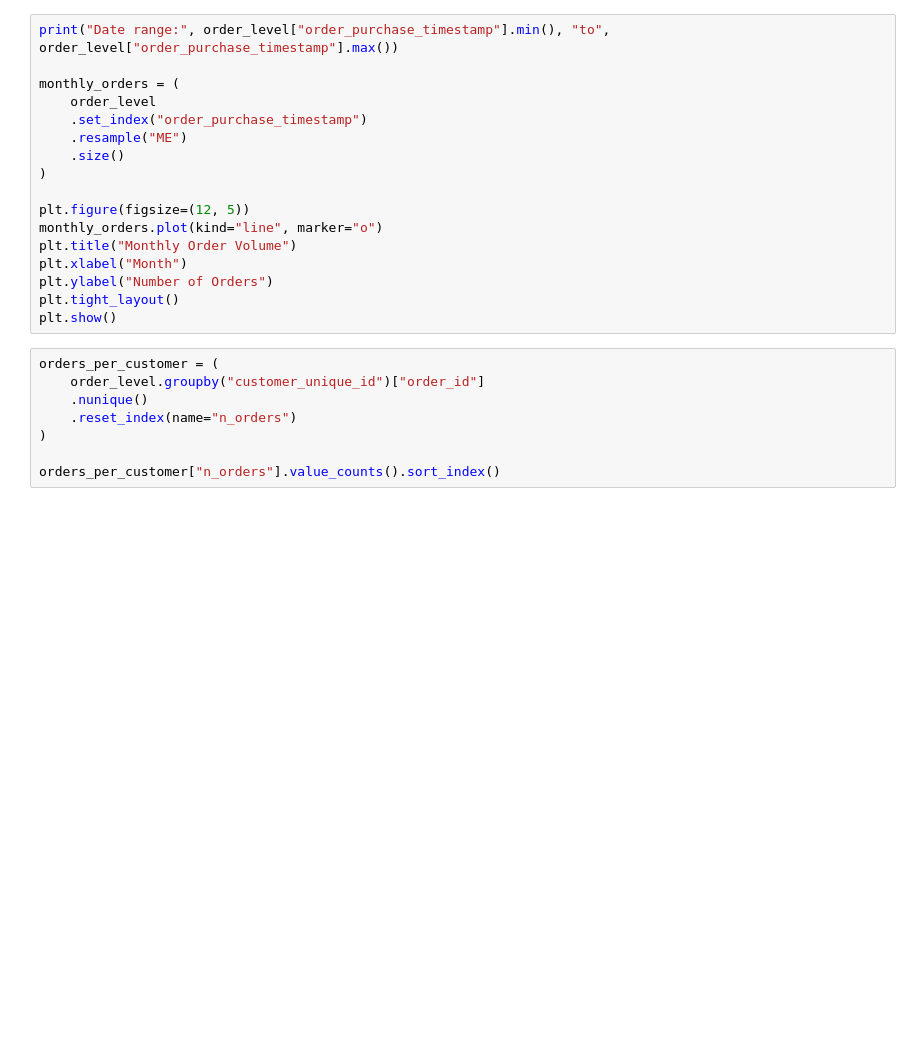
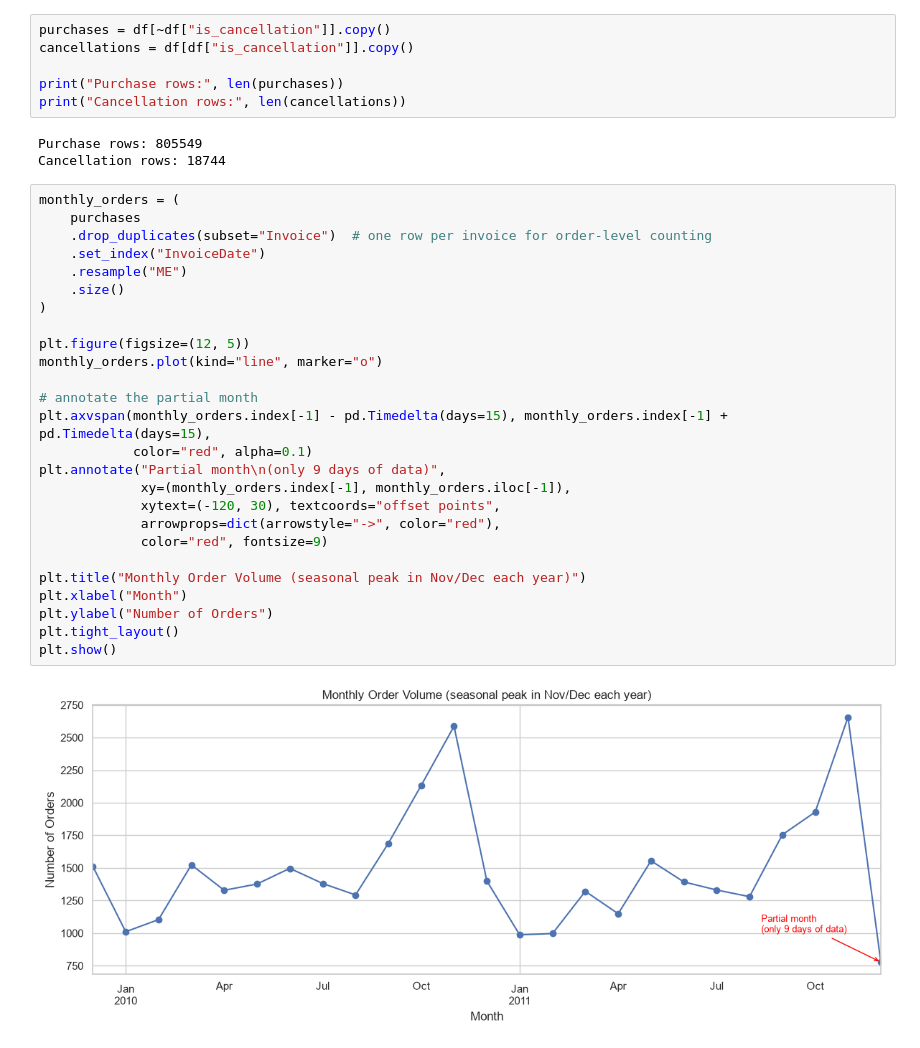
Before and after one commit to Dyna1410-blip/Churn-Prediction, a Jupyter notebook: notebooks/02_eda.ipynb, the cells around one changed output. Saved outputs shown, nothing was run; the diff lists cells and outputs as text; blank space fills up the shorter version.

```diff
--- a/notebooks/02_eda.ipynb
+++ b/notebooks/02_eda.ipynb
@@ -16,26 +26,38 @@ order_level.head()
 # %%
-print("Date range:", order_level["order_purchase_timestamp"].min(), "to", order_level["order_purchase_timestamp"].max())
+purchases = df[~df["is_cancellation"]].copy()
+cancellations = df[df["is_cancellation"]].copy()
 
-monthly_orders = (
-    order_level
-    .set_index("order_purchase_timestamp")
-    .resample("ME")
-    .size()
-)
-
-plt.figure(figsize=(12, 5))
-monthly_orders.plot(kind="line", marker="o")
-plt.title("Monthly Order Volume")
-plt.xlabel("Month")
-plt.ylabel("Number of Orders")
-plt.tight_layout()
-plt.show()
+print("Purchase rows:", len(purchases))
+print("Cancellation rows:", len(cancellations))
+# %% [output]
+Purchase rows: 805549
+Cancellation rows: 18744
 # %%
-orders_per_customer = (
-    order_level.groupby("customer_unique_id")["order_id"]
-    .nunique()
-    .reset_index(name="n_orders")
+monthly_orders = (
+    purchases
+    .drop_duplicates(subset="Invoice")  # one row per invoice for order-level counting
+    .set_index("InvoiceDate")
+    .resample("ME")
+    .size()
 )
 
-orders_per_customer["n_orders"].value_counts().sort_index()
+plt.figure(figsize=(12, 5))
+monthly_orders.plot(kind="line", marker="o")
+
+# annotate the partial month
+plt.axvspan(monthly_orders.index[-1] - pd.Timedelta(days=15), monthly_orders.index[-1] + pd.Timedelta(days=15),
+            color="red", alpha=0.1)
+plt.annotate("Partial month\n(only 9 days of data)",
+             xy=(monthly_orders.index[-1], monthly_orders.iloc[-1]),
+             xytext=(-120, 30), textcoords="offset points",
+             arrowprops=dict(arrowstyle="->", color="red"),
+             color="red", fontsize=9)
+
+plt.title("Monthly Order Volume (seasonal peak in Nov/Dec each year)")
+plt.xlabel("Month")
+plt.ylabel("Number of Orders")
+plt.tight_layout()
+plt.show()
+# %% [output]
+[figure, added]
 # %%
```
Also changed, not shown: parts of 7 cells of this notebook, 1 other file.
